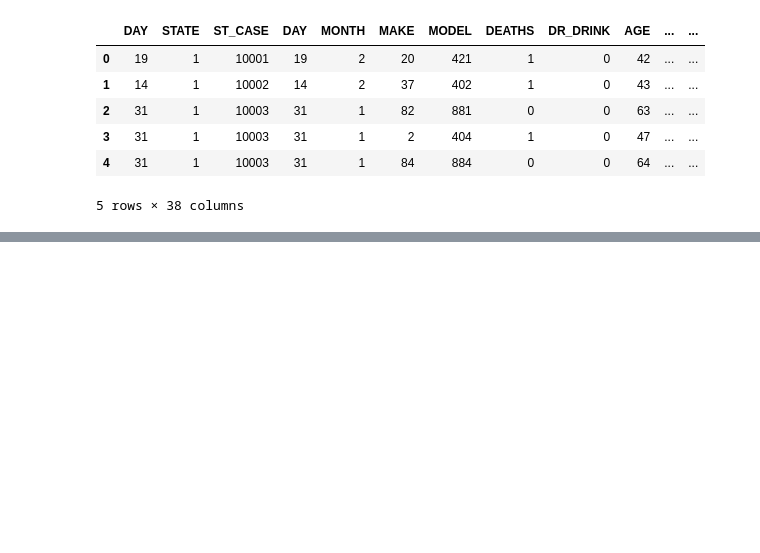
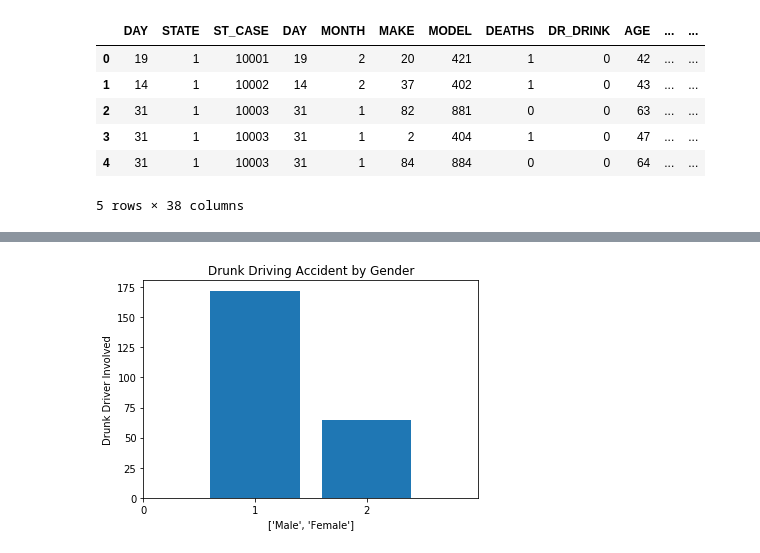
Before and after one commit to cglovertenn/Fatal_Trends_USADriving, a Jupyter notebook: Untitled.ipynb, the cells around one changed output, grey strips where cells are left out. Cells and saved outputs as stored; diff of their text form; code cells hidden in the pictures; blank space fills up the shorter version.

```diff
--- a/Untitled.ipynb
+++ b/Untitled.ipynb
@@ -198,0 +241,19 @@ master_df.head()
+# %%
+gender_abbr = master_newage[:1000]
+
+gender_group = gender_abbr.groupby("SEX")
+
+gender_count = gender_group["DRUNK_DR"].sum()
+
+x_axis = [1, 2]
+plt.bar(x_axis, gender_count)
+sex_mf = ["Male", "Female"]
+
+plt.title("Drunk Driving Accident by Gender")
+plt.ylabel("Drunk Driver Involved")
+plt.xlim(0, 3)
+plt.xticks(np.arange(0,3,1))
+plt.xlabel(['Male', 'Female'])
+plt.show()
+# %% [output]
+[figure, added]
```
Also changed, not shown: parts of 4 cells of this notebook, 1 other file.
